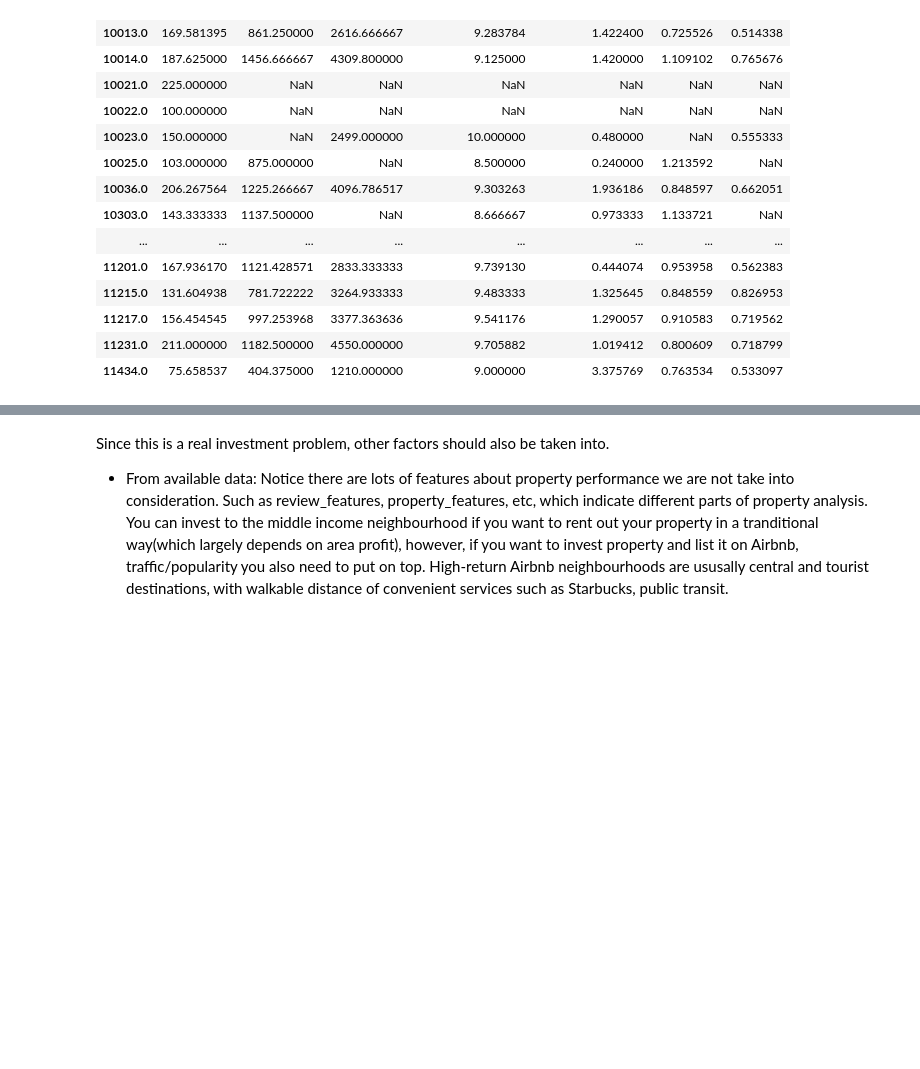
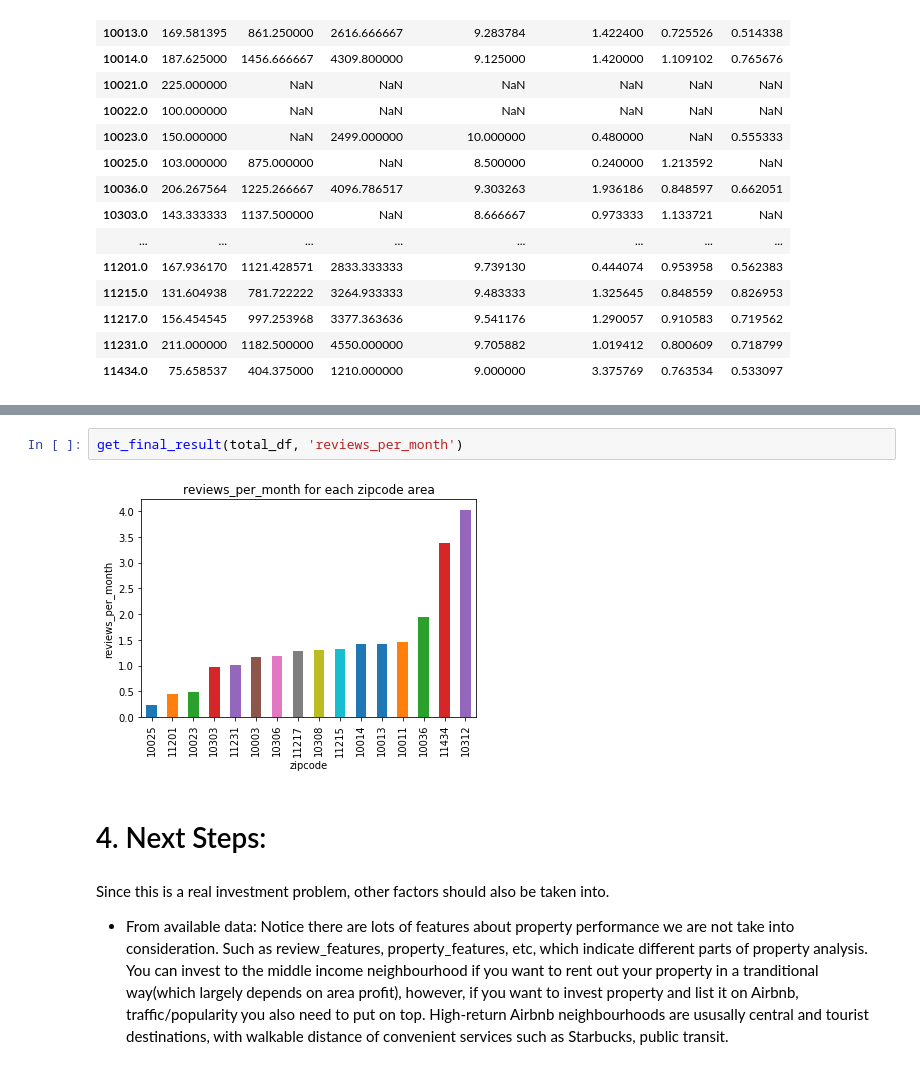
Before and after one commit to joyceft/Projects, a Jupyter notebook: NYC_best_investment_area/Most_Porfit_area_of_NewYorkCity.ipynb, the cells around one changed output, grey strips where cells are left out. Cells and saved outputs as stored; diff of their text form; blank space fills up the shorter version.

```diff
--- a/NYC_best_investment_area/Most_Porfit_area_of_NewYorkCity.ipynb
+++ b/NYC_best_investment_area/Most_Porfit_area_of_NewYorkCity.ipynb
@@ -498,3 +684,9 @@ ny_revenue_gdf
+# %%
+get_final_result(total_df, 'reviews_per_month')
+# %% [output]
+[figure, added]
+# %% [markdown]
+# 4. Next Steps:
 # %% [markdown]
 Since this is a real investment problem, other factors should also be taken into.
 * From available data:
```
Also changed, not shown: parts of 25 cells of this notebook.
